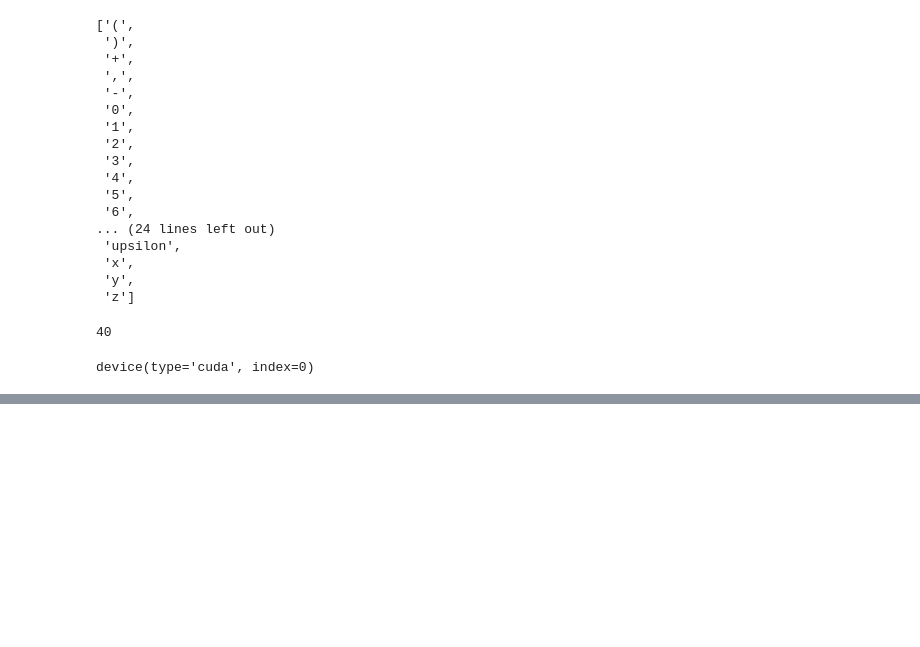
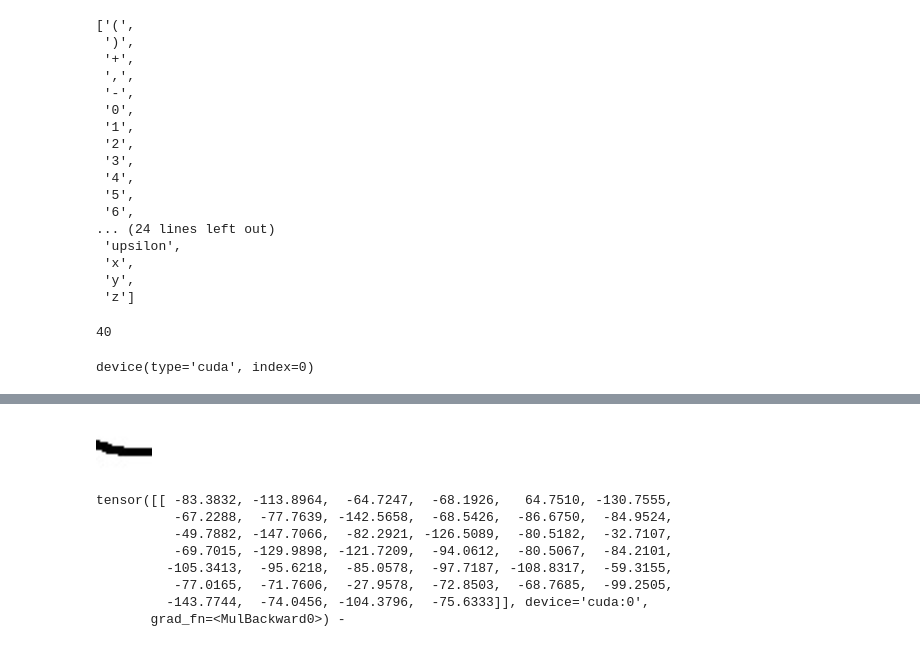
Before and after one commit to sawwere/Math_recognition, a Jupyter notebook: trainMathNet.ipynb, the cells around one changed output, grey strips where cells are left out. Drawn from its saved outputs; the diff is of its cells as text; code cells hidden in the pictures; blank space fills up the shorter version.

```diff
--- a/trainMathNet.ipynb
+++ b/trainMathNet.ipynb
@@ -17,6 +18,7 @@ import MathNet as mnt
 # %%
 BATCH_SIZE = 128
-EPOCHS = 41
+EPOCHS = 31
+IMAGE_SIZE = 56
 # %%
 # the training transforms
 train_transform = transforms.Compose([
@@ -31,6 +33,6 @@ valid_transform = transforms.Compose([
     transforms.ToTensor()
 ])
 # %%
-dataset = torchvision.datasets.ImageFolder(r'TRAIN\all_dataset224', transform=train_transform)
+dataset = torchvision.datasets.ImageFolder(r'TRAIN\all_dataset56', transform=train_transform)
 print(len(dataset))
 # %% [output]
@@ -208,7 +210,11 @@ def validate(model, testloader, loss_function):
     epoch_acc = 100. * (valid_running_correct / len(testloader.dataset))
     return epoch_loss, epoch_acc
 # %%
-model = mnt.MathNet()
+if (IMAGE_SIZE == 56):
+    model = mnt56.MathNet56()
+elif (IMAGE_SIZE == 224):
+    model = mnt.MathNet()
+
 torch.cuda.empty_cache()
 
 device = torch.device('cuda:0' if torch.cuda.is_available() else 'cpu')
@@ -323,27 +325,35 @@ save_plots(train_acc, valid_acc, train_loss, valid_loss)
 # %%
 import cv2
 from PIL import Image, ImageOps
 
-img = Image.open("0.jpg")
+img = Image.open("TEST/0.jpg")
 #print(img.shape)
 convert_tensor = transforms.Compose([
-    transforms.Resize((28,28)),
+    transforms.Resize((IMAGE_SIZE,IMAGE_SIZE)),
     transforms.Grayscale(1),
     transforms.ToTensor()
 
 ])
 x_image = convert_tensor(img)
 
 aaa = transforms.ToPILImage()
 display(aaa(x_image))
 
 x_image = x_image.unsqueeze(0).float()
 x_image = x_image.to(device)
 
 pred = model(x_image)
 print(pred*10, map_pred(pred.argmax().item()))
-
-torch.save(model.state_dict(), 'models/mathnet/mathnet666.ml')
+# %% [output]
+[figure, added]
+tensor([[ -83.3832, -113.8964,  -64.7247,  -68.1926,   64.7510, -130.7555,
+          -67.2288,  -77.7639, -142.5658,  -68.5426,  -86.6750,  -84.9524,
+          -49.7882, -147.7066,  -82.2921, -126.5089,  -80.5182,  -32.7107,
+          -69.7015, -129.9898, -121.7209,  -94.0612,  -80.5067,  -84.2101,
+         -105.3413,  -95.6218,  -85.0578,  -97.7187, -108.8317,  -59.3155,
+          -77.0165,  -71.7606,  -27.9578,  -72.8503,  -68.7685,  -99.2505,
+         -143.7744,  -74.0456, -104.3796,  -75.6333]], device='cuda:0',
+       grad_fn=<MulBackward0>) -
 # %%
 import cv2
 from PIL import Image, ImageOps
```
Also changed, not shown: parts of 13 cells of this notebook, 17 other files.
